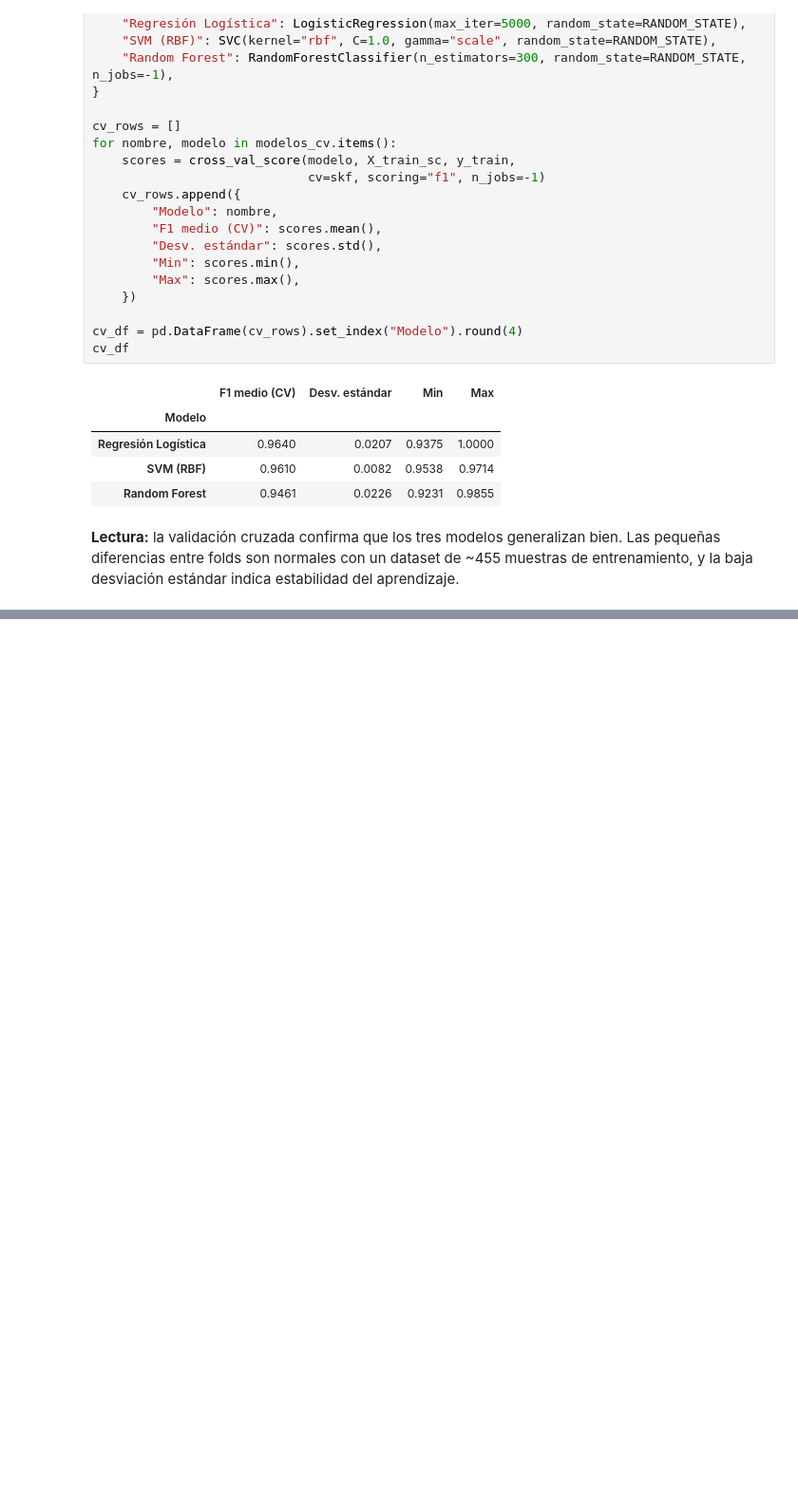
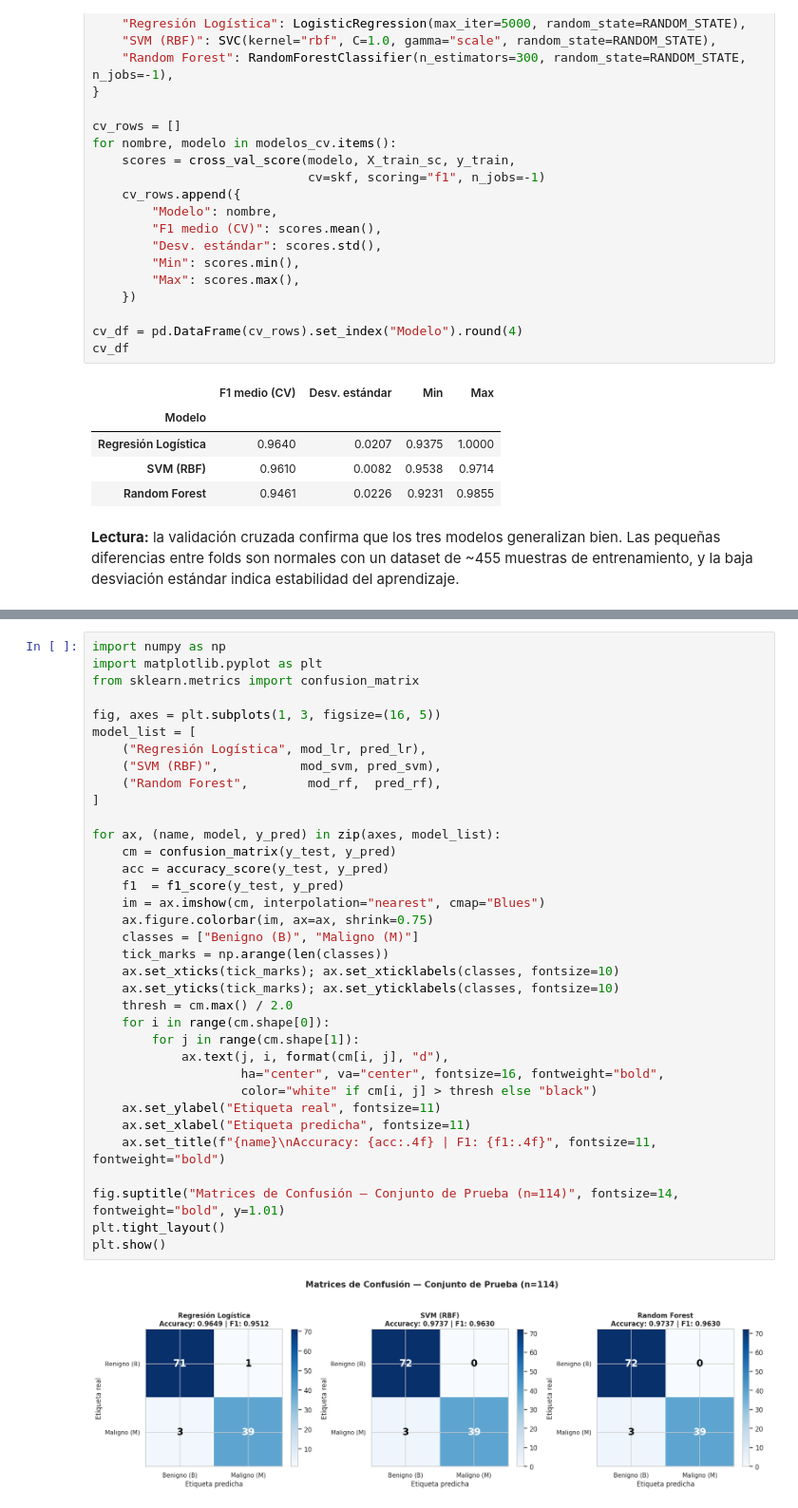
Before and after one commit to EmilianoVS09/Entrega4AnalisisDatos, a Jupyter notebook: Notebooks/Ejercicio_2_Breast_Cancer.ipynb, the cells around one changed output, grey strips where cells are left out. Shown at 95% size. Drawn from its saved outputs; the diff is of its cells as text; blank space fills up the shorter version.

Commit message:
Soluciòn punto 3 y 4  de evaluaciòn del modelo y reducciòn de dimensionalidad del ejercicio 2

```diff
--- a/Notebooks/Ejercicio_2_Breast_Cancer.ipynb
+++ b/Notebooks/Ejercicio_2_Breast_Cancer.ipynb
@@ -655,0 +670,37 @@ entrenamiento, y la baja desviación estándar indica estabilidad del aprendizaj
+# %%
+import numpy as np
+import matplotlib.pyplot as plt
+from sklearn.metrics import confusion_matrix
+
+fig, axes = plt.subplots(1, 3, figsize=(16, 5))
+model_list = [
+    ("Regresión Logística", mod_lr, pred_lr),
+    ("SVM (RBF)",           mod_svm, pred_svm),
+    ("Random Forest",        mod_rf,  pred_rf),
+]
+
+for ax, (name, model, y_pred) in zip(axes, model_list):
+    cm = confusion_matrix(y_test, y_pred)
+    acc = accuracy_score(y_test, y_pred)
+    f1  = f1_score(y_test, y_pred)
+    im = ax.imshow(cm, interpolation="nearest", cmap="Blues")
+    ax.figure.colorbar(im, ax=ax, shrink=0.75)
+    classes = ["Benigno (B)", "Maligno (M)"]
+    tick_marks = np.arange(len(classes))
+    ax.set_xticks(tick_marks); ax.set_xticklabels(classes, fontsize=10)
+    ax.set_yticks(tick_marks); ax.set_yticklabels(classes, fontsize=10)
+    thresh = cm.max() / 2.0
+    for i in range(cm.shape[0]):
+        for j in range(cm.shape[1]):
+            ax.text(j, i, format(cm[i, j], "d"),
+                    ha="center", va="center", fontsize=16, fontweight="bold",
+                    color="white" if cm[i, j] > thresh else "black")
+    ax.set_ylabel("Etiqueta real", fontsize=11)
+    ax.set_xlabel("Etiqueta predicha", fontsize=11)
+    ax.set_title(f"{name}\nAccuracy: {acc:.4f} | F1: {f1:.4f}", fontsize=11, fontweight="bold")
+
+fig.suptitle("Matrices de Confusión — Conjunto de Prueba (n=114)", fontsize=14, fontweight="bold", y=1.01)
+plt.tight_layout()
+plt.show()
+# %% [output]
+[figure, added]
```
Also changed, not shown: parts of 7 cells of this notebook.
